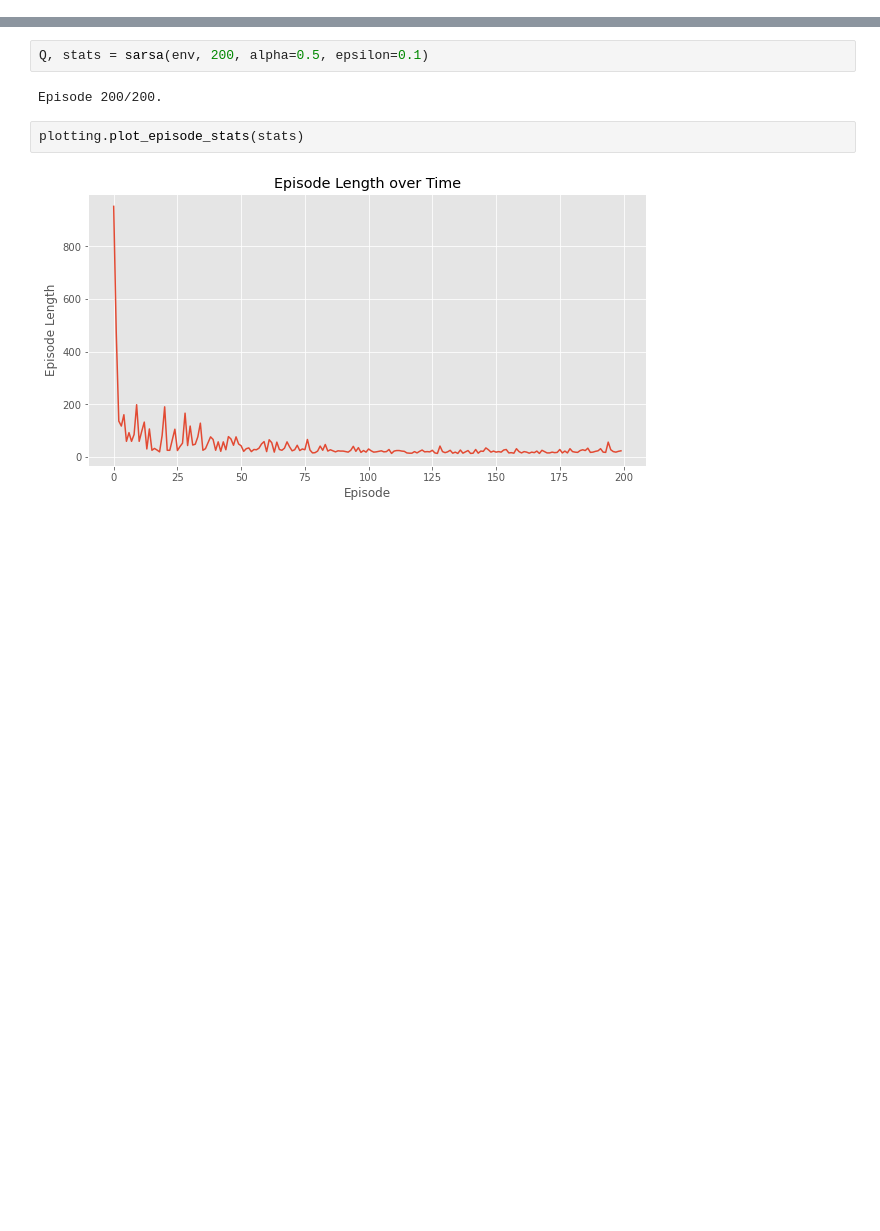
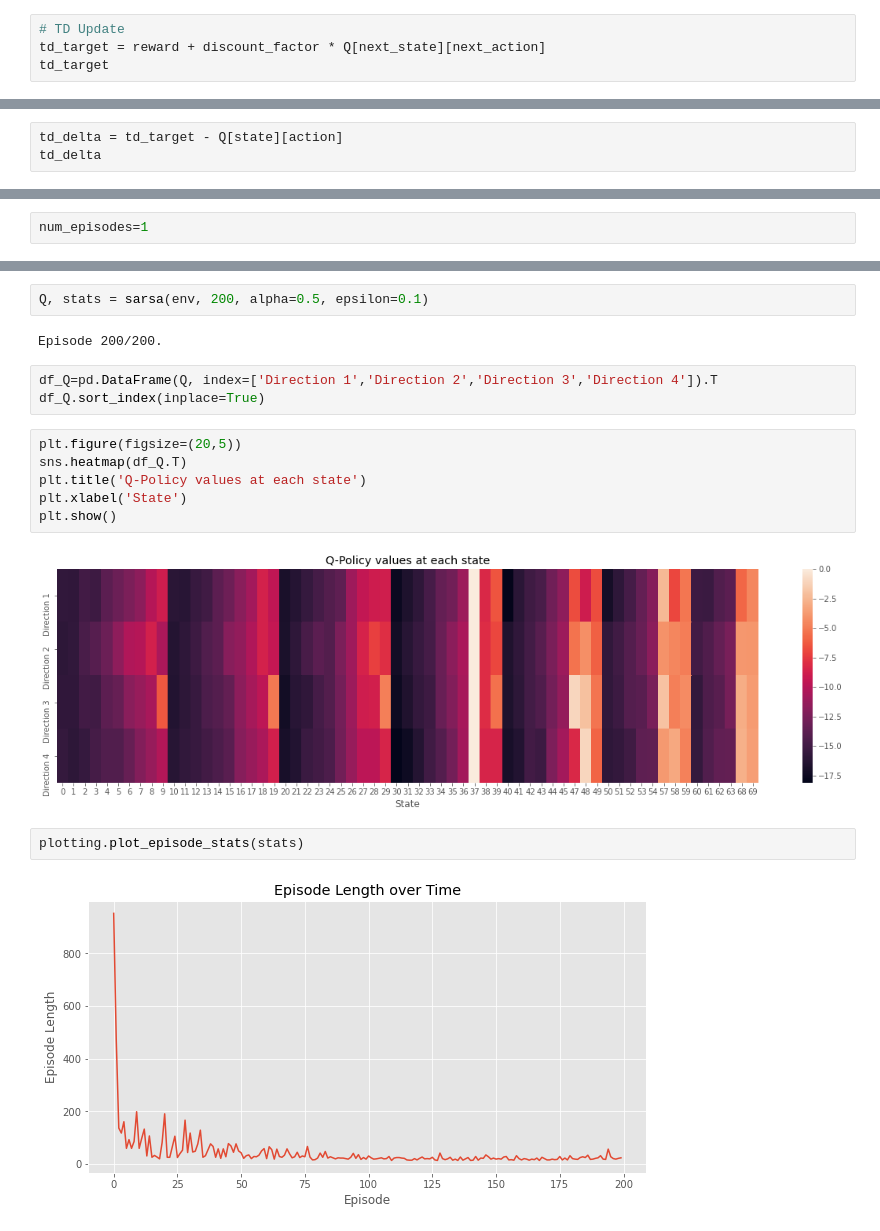
Before and after one commit to SBrewer15/RBE595-Deep-Reinforcement-Learning, a Jupyter notebook: SARSA Solution.ipynb, the cells around one changed output, grey strips where cells are left out. Saved outputs shown, nothing was run; the diff lists cells and outputs as text; blank space fills up the shorter version.

```diff
--- a/SARSA Solution.ipynb
+++ b/SARSA Solution.ipynb
@@ -46,0 +117,4 @@ def make_epsilon_greedy_policy(Q, epsilon, nA):
+# %%
+# TD Update
+td_target = reward + discount_factor * Q[next_state][next_action]
+td_target
@@ -46,0 +123,3 @@ def make_epsilon_greedy_policy(Q, epsilon, nA):
+# %%
+td_delta = td_target - Q[state][action]
+td_delta
@@ -46,0 +135,2 @@ def make_epsilon_greedy_policy(Q, epsilon, nA):
+# %%
+num_episodes=1
@@ -114,6 +280,17 @@ def sarsa(env, num_episodes, discount_factor=1.0, alpha=0.5, epsilon=0.1):
 Q, stats = sarsa(env, 200, alpha=0.5, epsilon=0.1)
 # %% [output]
 Episode 200/200.
+# %%
+df_Q=pd.DataFrame(Q, index=['Direction 1','Direction 2','Direction 3','Direction 4']).T
+df_Q.sort_index(inplace=True)
+# %%
+plt.figure(figsize=(20,5))
+sns.heatmap(df_Q.T)
+plt.title('Q-Policy values at each state')
+plt.xlabel('State')
+plt.show()
+# %% [output]
+[figure, added]
 # %%
 plotting.plot_episode_stats(stats)
 # %% [output]
```
Also changed, not shown: parts of 31 cells of this notebook.
